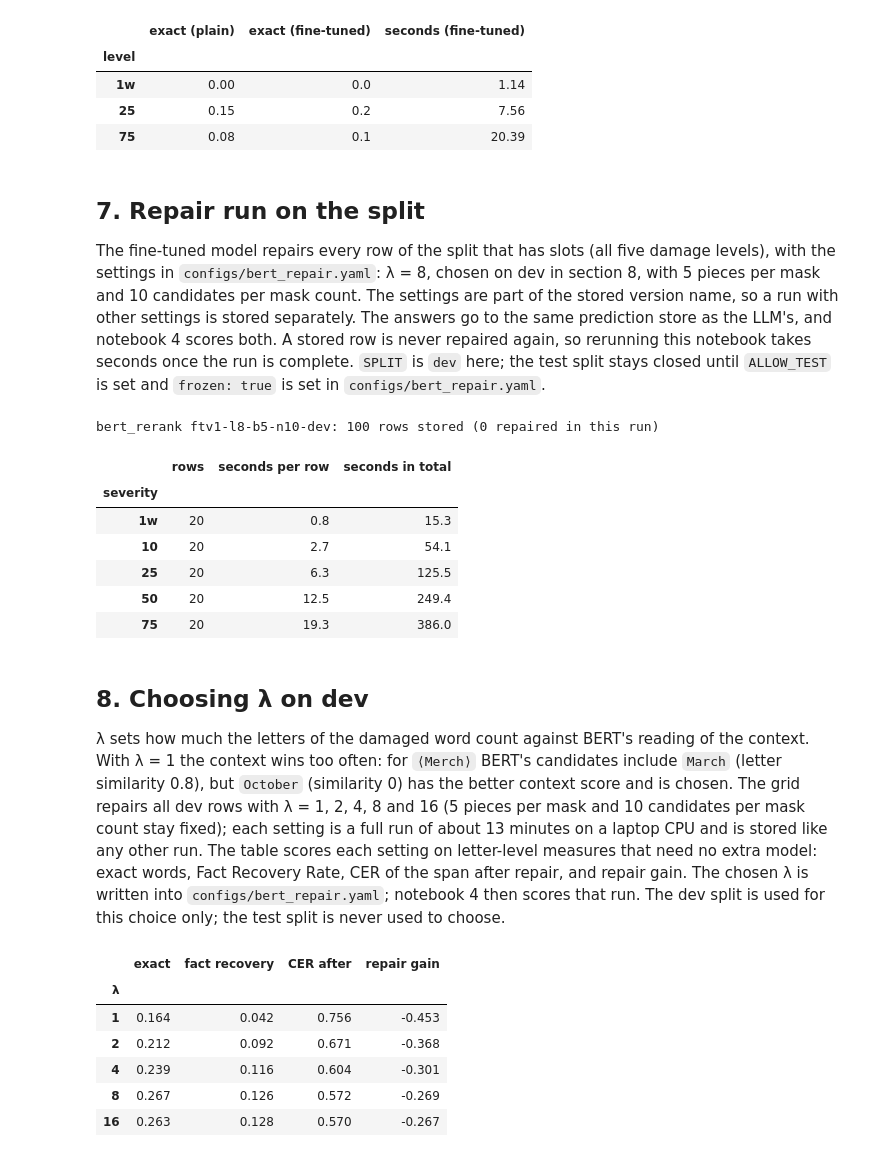
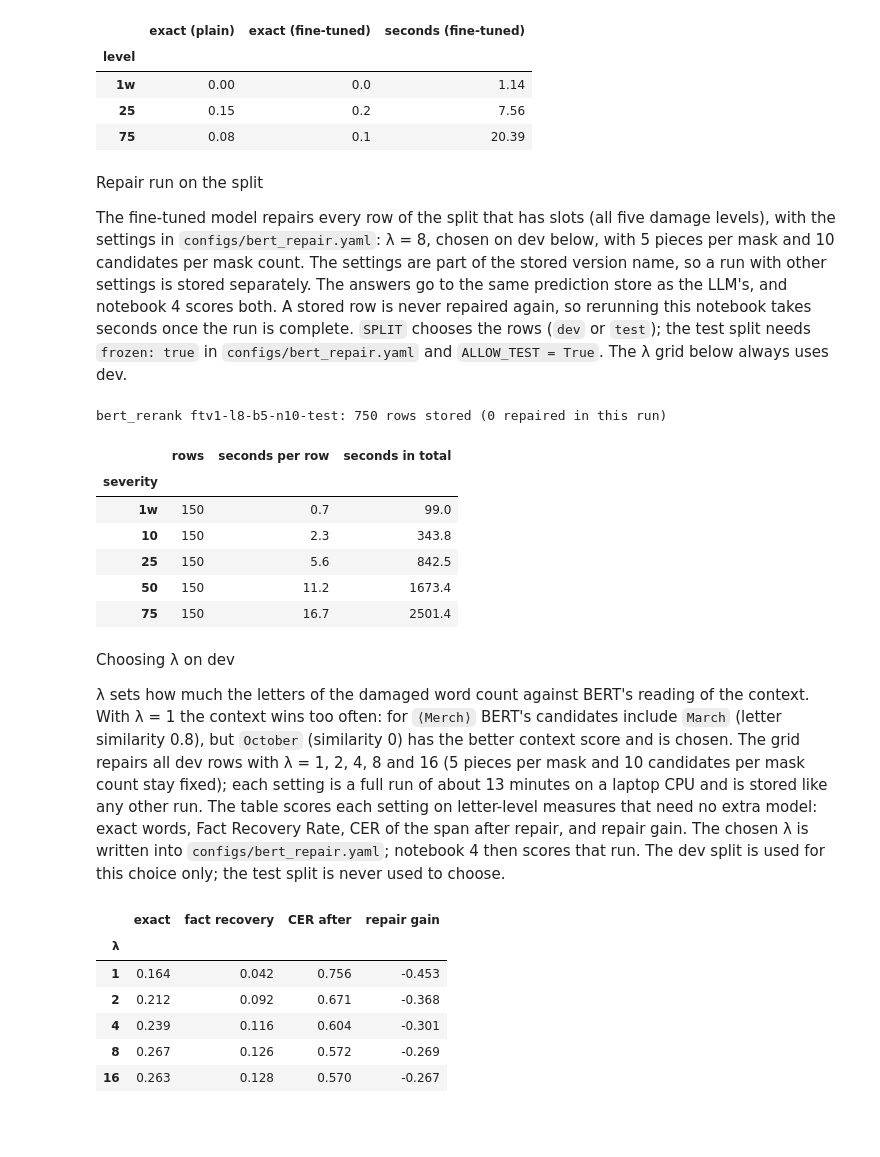
Before and after one commit to tanruoshan/GenAI, a Jupyter notebook: notebooks/02_bert_repair.ipynb, the cells around one changed output. Drawn from its saved outputs; the diff is of its cells as text; code cells hidden in the pictures; blank space fills up the shorter version.

```diff
--- a/notebooks/02_bert_repair.ipynb
+++ b/notebooks/02_bert_repair.ipynb
@@ -249,45 +241,45 @@ table.groupby("level", sort=False)[["exact (plain)", "exact (fine-tuned)", "seco
 | 25 | 0.15 | 0.2 | 7.56 |
 | 75 | 0.08 | 0.1 | 20.39 |
 # %% [markdown]
-## 7. Repair run on the split
+Repair run on the split
 
 The fine-tuned model repairs every row of the split that has slots (all five damage levels), with the
-settings in `configs/bert_repair.yaml`: λ = 8, chosen on dev in section 8, with 5 pieces per mask and 10
+settings in `configs/bert_repair.yaml`: λ = 8, chosen on dev below, with 5 pieces per mask and 10
 candidates per mask count. The settings are part of the stored version name, so a run with other settings
 is stored separately. The answers go to the same prediction store as the LLM's, and notebook 4 scores both. A stored
 row is never repaired again, so rerunning this notebook takes seconds once the run is complete.
-`SPLIT` is `dev` here; the test split stays closed until `ALLOW_TEST` is set and
-`frozen: true` is set in `configs/bert_repair.yaml`.
+`SPLIT` chooses the rows (`dev` or `test`); the test split needs `frozen: true` in
+`configs/bert_repair.yaml` and `ALLOW_TEST = True`. The λ grid below always uses dev.
 # %%
 from blnrepair.bert_repair import load_repair_config, repair_version
 
-SPLIT, ALLOW_TEST = "dev", False
+SPLIT, ALLOW_TEST = "test", True
 repair_cfg = load_repair_config()
 if SPLIT == "test":
     assert ALLOW_TEST and repair_cfg["frozen"], "the test split is closed: set ALLOW_TEST and freeze configs/bert_repair.yaml"
 version = repair_version(repair_cfg, SPLIT)
 split_rows = [r for r in rows if r["split"] == SPLIT]
 todo = sum(1 for r in split_rows if r["k"]) - len(load_preds(pred_path("bert_rerank", version)))
 if todo:
     source = ROOT / repair_cfg["model"]
     reranker = BertReranker(AutoModelForMaskedLM.from_pretrained(source), AutoTokenizer.from_pretrained(source),
                             lam=repair_cfg["lam"], beam=repair_cfg["beam"], top_n=repair_cfg["top_n"])
     run_method(split_rows, reranker, "bert_rerank", version, repair_cfg["model"], allow_test=ALLOW_TEST)
 run = pd.DataFrame(load_preds(pred_path("bert_rerank", version)))
 print(f"bert_rerank {version}: {len(run)} rows stored ({todo} repaired in this run)")
 run.groupby("severity")["seconds"].agg(["size", "mean", "sum"]).reindex(LEVELS[1:]).round(1) \
    .rename(columns={"size": "rows", "mean": "seconds per row", "sum": "seconds in total"})
 # %% [output]
-bert_rerank ftv1-l8-b5-n10-dev: 100 rows stored (0 repaired in this run)
+bert_rerank ftv1-l8-b5-n10-test: 750 rows stored (0 repaired in this run)
 |  | rows | seconds per row | seconds in total |
 | severity |  |  |  |
-| 1w | 20 | 0.8 | 15.3 |
-| 10 | 20 | 2.7 | 54.1 |
-| 25 | 20 | 6.3 | 125.5 |
-| 50 | 20 | 12.5 | 249.4 |
-| 75 | 20 | 19.3 | 386.0 |
+| 1w | 150 | 0.7 | 99.0 |
+| 10 | 150 | 2.3 | 343.8 |
+| 25 | 150 | 5.6 | 842.5 |
+| 50 | 150 | 11.2 | 1673.4 |
+| 75 | 150 | 16.7 | 2501.4 |
 # %% [markdown]
-## 8. Choosing λ on dev
+Choosing λ on dev
 
 λ sets how much the letters of the damaged word count against BERT's reading of the context. With λ = 1 the
 context wins too often: for `⟨Merch⟩` BERT's candidates include `March` (letter similarity 0.8), but
```
Also changed, not shown: parts of 8 cells of this notebook, 10 other files.
